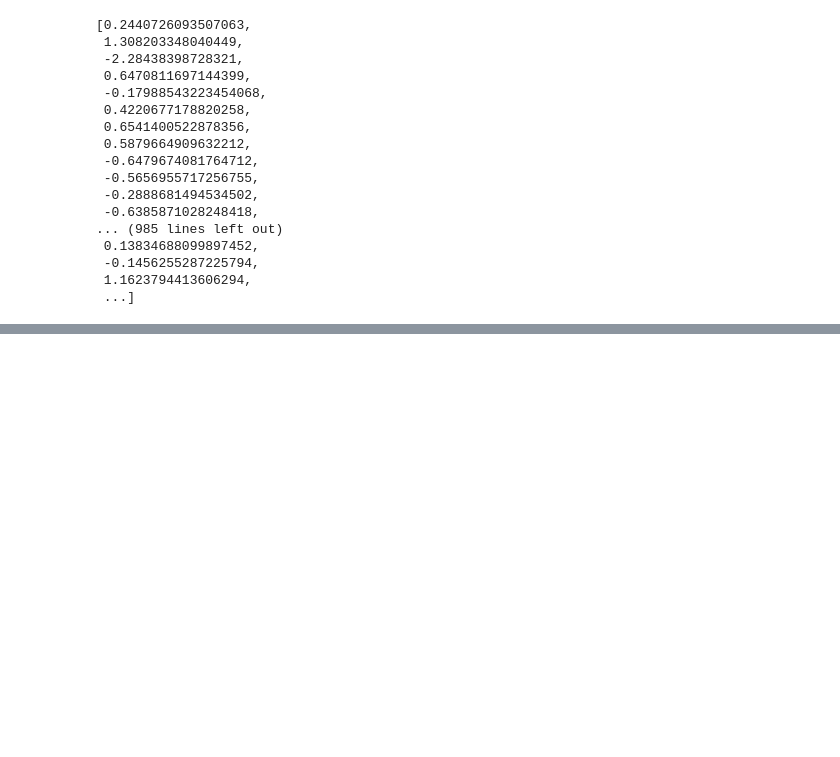
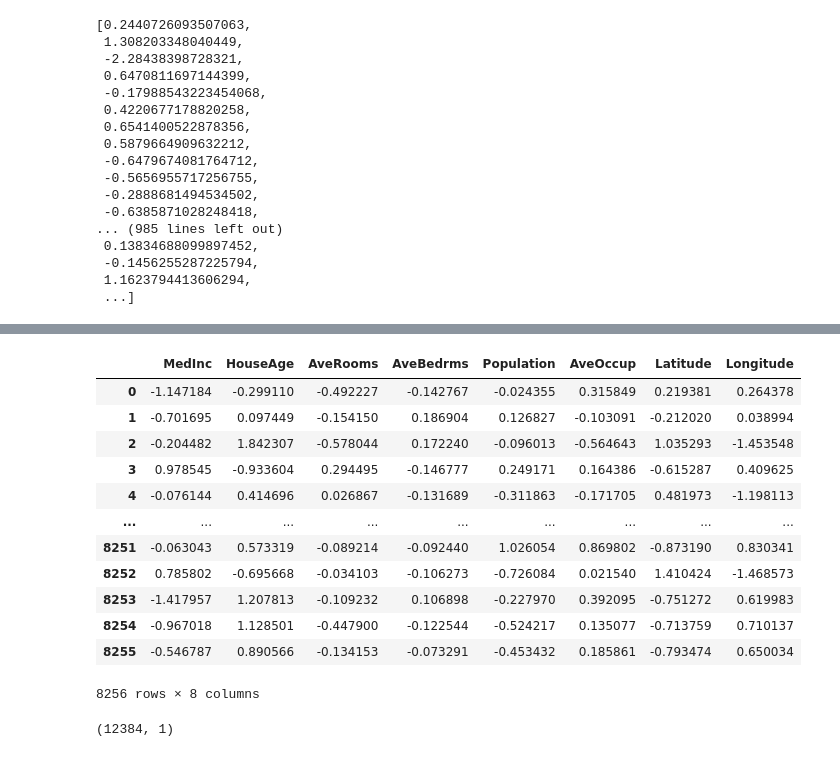
Before and after one commit to parshvjn/Introduction-to-AI, a Jupyter notebook: Linear Regression.ipynb, the cells around one changed output, grey strips where cells are left out. Cells and saved outputs as stored; diff of their text form; code cells hidden in the pictures; blank space fills up the shorter version.

```diff
--- a/Linear Regression.ipynb
+++ b/Linear Regression.ipynb
@@ -162,0 +177,17 @@ resultDiffs
+# %%
+scaledFeatureTest = scale.fit_transform(feature_test)
+pd.DataFrame(scaledFeatureTest, columns = feature_test.columns)
+# %% [output]
+|  | MedInc | HouseAge | AveRooms | AveBedrms | Population | AveOccup | Latitude | Longitude |
+| 0 | -1.147184 | -0.299110 | -0.492227 | -0.142767 | -0.024355 | 0.315849 | 0.219381 | 0.264378 |
+| 1 | -0.701695 | 0.097449 | -0.154150 | 0.186904 | 0.126827 | -0.103091 | -0.212020 | 0.038994 |
+| 2 | -0.204482 | 1.842307 | -0.578044 | 0.172240 | -0.096013 | -0.564643 | 1.035293 | -1.453548 |
+| 3 | 0.978545 | -0.933604 | 0.294495 | -0.146777 | 0.249171 | 0.164386 | -0.615287 | 0.409625 |
+| 4 | -0.076144 | 0.414696 | 0.026867 | -0.131689 | -0.311863 | -0.171705 | 0.481973 | -1.198113 |
+| ... | ... | ... | ... | ... | ... | ... | ... | ... |
+| 8251 | -0.063043 | 0.573319 | -0.089214 | -0.092440 | 1.026054 | 0.869802 | -0.873190 | 0.830341 |
+| 8252 | 0.785802 | -0.695668 | -0.034103 | -0.106273 | -0.726084 | 0.021540 | 1.410424 | -1.468573 |
+| 8253 | -1.417957 | 1.207813 | -0.109232 | 0.106898 | -0.227970 | 0.392095 | -0.751272 | 0.619983 |
+| 8254 | -0.967018 | 1.128501 | -0.447900 | -0.122544 | -0.524217 | 0.135077 | -0.713759 | 0.710137 |
+| 8255 | -0.546787 | 0.890566 | -0.134153 | -0.073291 | -0.453432 | 0.185861 | -0.793474 | 0.650034 |
+8256 rows × 8 columns
@@ -162,0 +197,4 @@ resultDiffs
+# %%
+pd.DataFrame(target_train).shape
+# %% [output]
+(12384, 1)
```
Also changed, not shown: parts of 12 cells of this notebook, 1 other file.
